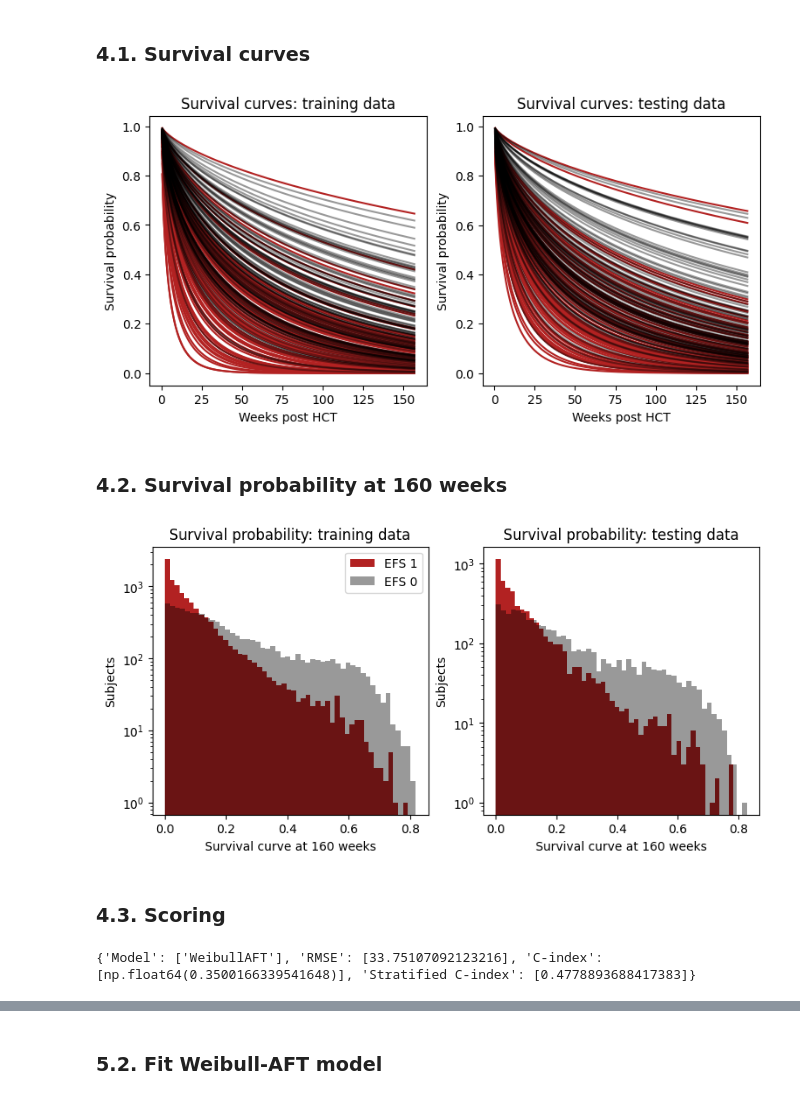
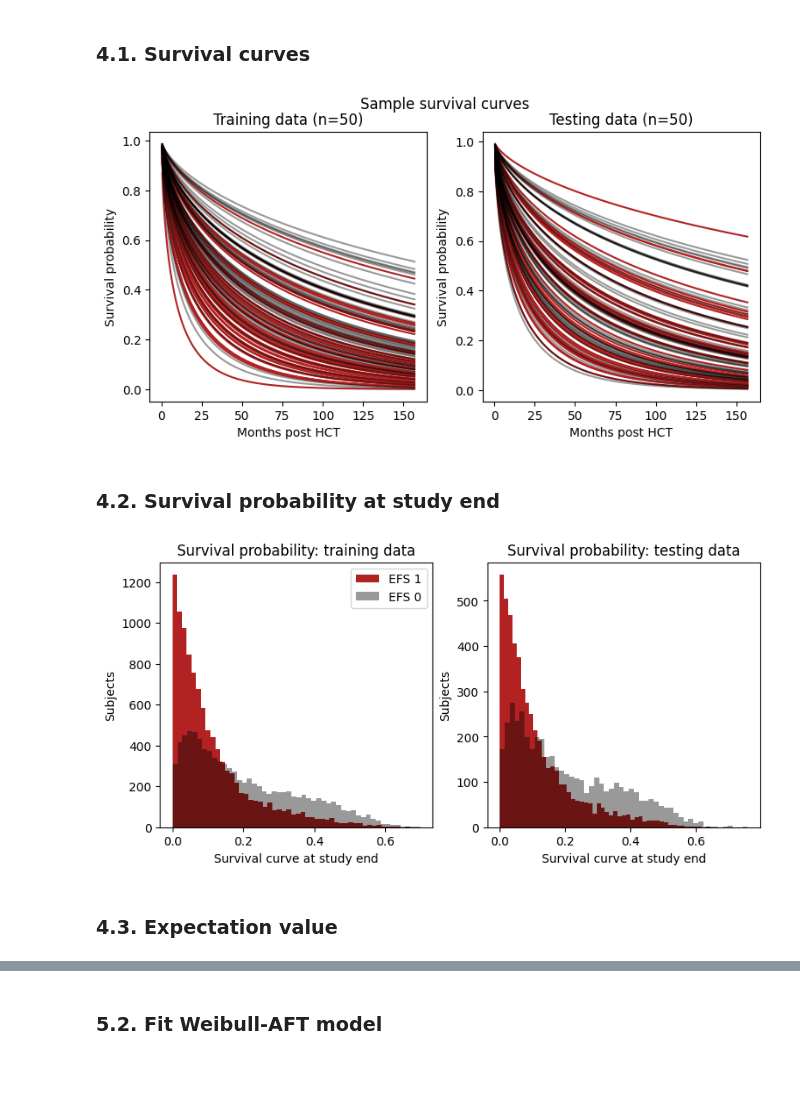
Before and after one commit to gperdrizet/HSCT_survival, a Jupyter notebook: notebooks/02.2-feature_engineering_weibullAFT.ipynb, the cells around one changed output, grey strips where cells are left out. Cells and saved outputs as stored; diff of their text form; code cells hidden in the pictures; blank space fills up the shorter version.

Commit message:
Cleaned up survival model notebooks, ran with feature p-value cutoff at 0.001. Added expectation value to Weibull AFT model output.

```diff
--- a/notebooks/02.2-feature_engineering_weibullAFT.ipynb
+++ b/notebooks/02.2-feature_engineering_weibullAFT.ipynb
@@ -101,12 +120,3 @@ testing_df.drop('race_group', axis=1, inplace=True)
 ## 3. Weibull AFT model
 
 ### 3.1. Naive model
-# %%
-training_df.drop('gvhd_proph_FK+- others(not MMF,MTX)', axis=1, inplace=True)
-testing_df.drop('gvhd_proph_FK+- others(not MMF,MTX)', axis=1, inplace=True)
-
-# training_df['efs_time']=training_df['efs_time']/100
-# testing_df['efs_time']=testing_df['efs_time']/100
-
-waft_model=WeibullAFTFitter(penalizer=0.01)
-waft_model.fit(training_df, duration_col='efs_time', event_col='efs')
@@ -114,0 +123,3 @@ waft_model.fit(training_df, duration_col='efs_time', event_col='efs')
+# %%
+waft_model=WeibullAFTFitter()
+waft_model.fit(training_df, duration_col='efs_time', event_col='efs')
@@ -169,12 +183,8 @@ Significant features at alpha = 0.001: 32
 # %%
-training_significant_features_df=training_df[feature_pvals[feature_pvals < 0.001].index].copy()
-testing_significant_features_df=testing_df[feature_pvals[feature_pvals < 0.001].index].copy()
+training_significant_features_df=training_df[feature_pvals[feature_pvals < feature_pval_cutoff].index].copy()
+testing_significant_features_df=testing_df[feature_pvals[feature_pvals < feature_pval_cutoff].index].copy()
 
 training_significant_features_df['efs']=training_df['efs']
 training_significant_features_df['efs_time']=training_df['efs_time']
 testing_significant_features_df['efs']=testing_df['efs']
 testing_significant_features_df['efs_time']=testing_df['efs_time']
-
-waft_model=WeibullAFTFitter(penalizer=0.01)
-waft_model.fit(training_significant_features_df, duration_col='efs_time', event_col='efs')
-waft_model.print_summary()
@@ -210,0 +193,4 @@ waft_model.print_summary()
+# %%
+waft_model=WeibullAFTFitter()
+waft_model.fit(training_significant_features_df, duration_col='efs_time', event_col='efs')
+waft_model.print_summary()
@@ -238,49 +258,53 @@ training_survival_df.head()
 # %% [markdown]
 ### 4.1. Survival curves
 # %%
+n_curves=50
+
 # Set-up a 1x2 figure
 fig, axs=plt.subplots(1,2, figsize=(9,4))
 axs=axs.flatten()
+
+fig.suptitle('Sample survival curves')
 
 efs_positive_ids=training_significant_features_df[training_significant_features_df['efs'] == 1].index
 efs_negative_ids=training_significant_features_df[training_significant_features_df['efs'] == 0].index
 
 efs_negative_survival_functions=training_survival_functions[efs_negative_ids]
 efs_positive_survival_functions=training_survival_functions[efs_positive_ids]
 
-axs[0].set_title('Survival curves: training data')
+axs[0].set_title(f'Training data (n={n_curves})')
 
-for i in range(100):
+for i in range(n_curves):
     axs[0].plot(efs_positive_survival_functions.index, efs_positive_survival_functions.iloc[:,i], color='firebrick', label='EFS 1')
 
-for i in range(100):
+for i in range(n_curves):
     axs[0].plot(efs_negative_survival_functions.index, efs_negative_survival_functions.iloc[:,i], color='black', alpha=0.4, label='EFS 0')
 
-axs[0].set_xlabel('Weeks post HCT')
+axs[0].set_xlabel('Months post HCT')
 axs[0].set_ylabel('Survival probability')
 
 efs_positive_ids=testing_significant_features_df[testing_significant_features_df['efs'] == 1].index
 efs_negative_ids=testing_significant_features_df[testing_significant_features_df['efs'] == 0].index
 
 efs_negative_survival_functions=testing_survival_functions[efs_negative_ids]
 efs_positive_survival_functions=testing_survival_functions[efs_positive_ids]
 
-axs[1].set_title('Survival curves: testing data')
+axs[1].set_title(f'Testing data (n={n_curves})')
 
-for i in range(100):
+for i in range(n_curves):
     axs[1].plot(efs_positive_survival_functions.index, efs_positive_survival_functions.iloc[:,i], color='firebrick', label='EFS 1')
 
-for i in range(100):
+for i in range(n_curves):
     axs[1].plot(efs_negative_survival_functions.index, efs_negative_survival_functions.iloc[:,i], color='black', alpha=0.4, label='EFS 0')
 
-axs[1].set_xlabel('Weeks post HCT')
+axs[1].set_xlabel('Months post HCT')
 axs[1].set_ylabel('Survival probability')
 
 plt.show()
 # %% [output]
-[figure, old version]
+[figure, new version]
 # %% [markdown]
-### 4.2. Survival probability at 160 weeks
+### 4.2. Survival probability at study end
 # %%
 # Set-up a 1x2 figure
 fig, axs=plt.subplots(1,2, figsize=(9,4))
@@ -290,36 +314,23 @@ efs_positive_df=training_survival_df[training_survival_df['efs'] == 1]
 efs_negative_df=training_survival_df[training_survival_df['efs'] == 0]
 
 axs[0].set_title('Survival probability: training data')
-axs[0].hist(efs_positive_df[156.819], bins=50, color='firebrick', label='EFS 1')
-axs[0].hist(efs_negative_df[156.819], bins=50, color='black', alpha=0.4, label='EFS 0')
-axs[0].set_xlabel('Survival curve at 160 weeks')
+axs[0].hist(efs_positive_df['Survival'], bins=50, color='firebrick', label='EFS 1')
+axs[0].hist(efs_negative_df['Survival'], bins=50, color='black', alpha=0.4, label='EFS 0')
+axs[0].set_xlabel('Survival curve at study end')
 axs[0].set_ylabel('Subjects')
-axs[0].set_yscale('log')
 axs[0].legend(loc='best')
 
 efs_positive_df=testing_survival_df[testing_survival_df['efs'] == 1]
 efs_negative_df=testing_survival_df[testing_survival_df['efs'] == 0]
 
 axs[1].set_title('Survival probability: testing data')
-axs[1].hist(efs_positive_df[156.819], bins=50, color='firebrick', label='EFS 1')
-axs[1].hist(efs_negative_df[156.819], bins=50, color='black', alpha=0.4, label='EFS 0')
-axs[1].set_xlabel('Survival curve at 160 weeks')
+axs[1].hist(efs_positive_df['Survival'], bins=50, color='firebrick', label='EFS 1')
+axs[1].hist(efs_negative_df['Survival'], bins=50, color='black', alpha=0.4, label='EFS 0')
+axs[1].set_xlabel('Survival curve at study end')
 axs[1].set_ylabel('Subjects')
-axs[1].set_yscale('log')
 
 plt.show()
 # %% [output]
-[figure, old version]
+[figure, new version]
 # %% [markdown]
-### 4.3. Scoring
+### 4.3. Expectation value
-# %%
-scoring_results=helper_funcs.score_predictions(
-    model_description=f'WeibullAFT',
-    predictions=testing_survival_df[156.819].reset_index(drop=True),
-    labels_df=testing_labels_df,
-    race_group=testing_race_group
-)
-
-print(scoring_results)
-# %% [output]
-{'Model': ['WeibullAFT'], 'RMSE': [33.75107092123216], 'C-index': [np.float64(0.3500166339541648)], 'Stratified C-index': [0.4778893688417383]}
```
Also changed, not shown: parts of 36 cells of this notebook, 2 other files.
